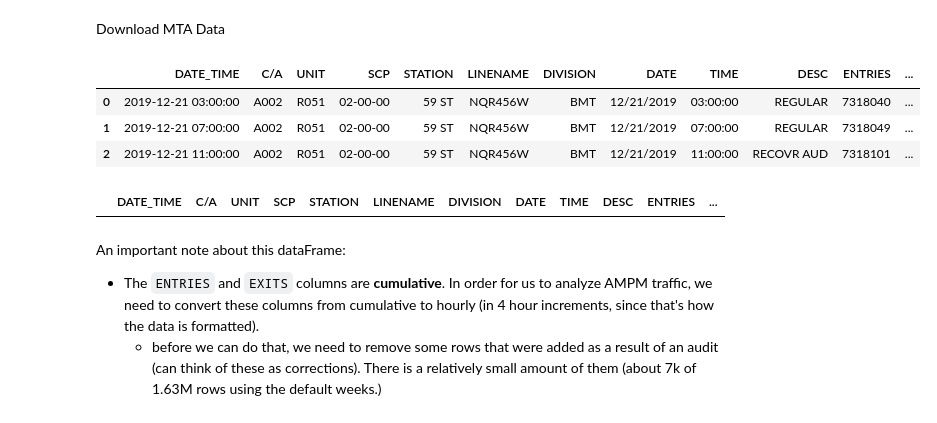
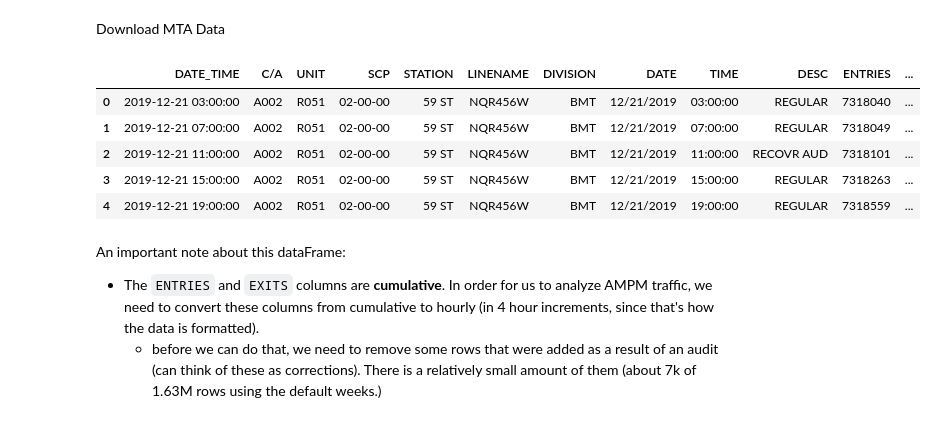
Before and after one commit to weizhao-BME/metis-project1, a Jupyter notebook: code/wtwy_data_merge.ipynb, the cells around one changed output. Cells and saved outputs as stored; diff of their text form; code cells hidden in the pictures.

```diff
--- a/code/wtwy_data_merge.ipynb
+++ b/code/wtwy_data_merge.ipynb
@@ -22,26 +22,23 @@ Download MTA Data
 # %%
 url = "http://web.mta.info/developers/data/nyct/turnstile/turnstile_{}.txt"
 
 # gather the week numbers of the data we want to pull from above urls
 week_nums=[191228, 191221, 191214, 191207, 191130, 191123, 191116, 191109]
 dfs = []
 
 for week_num in week_nums:
     file_url = url.format(week_num)
     dfs.append(pd.read_csv(file_url, parse_dates=[["DATE", "TIME"]], keep_date_col=True))
 
 df_turnstiles = pd.concat(dfs)
-df_turnstiles.head(3)
+df_turnstiles.head(5)
 # %% [output]
 |  | DATE_TIME | C/A | UNIT | SCP | STATION | LINENAME | DIVISION | DATE | TIME | DESC | ENTRIES | ... |
 | 0 | 2019-12-21 03:00:00 | A002 | R051 | 02-00-00 | 59 ST | NQR456W | BMT | 12/21/2019 | 03:00:00 | REGULAR | 7318040 | ... |
 | 1 | 2019-12-21 07:00:00 | A002 | R051 | 02-00-00 | 59 ST | NQR456W | BMT | 12/21/2019 | 07:00:00 | REGULAR | 7318049 | ... |
 | 2 | 2019-12-21 11:00:00 | A002 | R051 | 02-00-00 | 59 ST | NQR456W | BMT | 12/21/2019 | 11:00:00 | RECOVR AUD | 7318101 | ... |
+| 3 | 2019-12-21 15:00:00 | A002 | R051 | 02-00-00 | 59 ST | NQR456W | BMT | 12/21/2019 | 15:00:00 | REGULAR | 7318263 | ... |
+| 4 | 2019-12-21 19:00:00 | A002 | R051 | 02-00-00 | 59 ST | NQR456W | BMT | 12/21/2019 | 19:00:00 | REGULAR | 7318559 | ... |
-# %%
-mask = df_turnstiles.STATION == 'GRAND CENTRAL-42 ST'
-df_turnstiles[mask].head(20)
-# %% [output]
-|  | DATE_TIME | C/A | UNIT | SCP | STATION | LINENAME | DIVISION | DATE | TIME | DESC | ENTRIES | ... |
 # %% [markdown]
 An important note about this dataFrame:
 - The ``ENTRIES`` and ``EXITS`` columns are **cumulative**. In order for us to analyze AMPM traffic, we need to convert these columns from cumulative to hourly (in 4 hour increments, since that's how the data is formatted).
```
Also changed, not shown: parts of 22 cells of this notebook, 10 other files.
